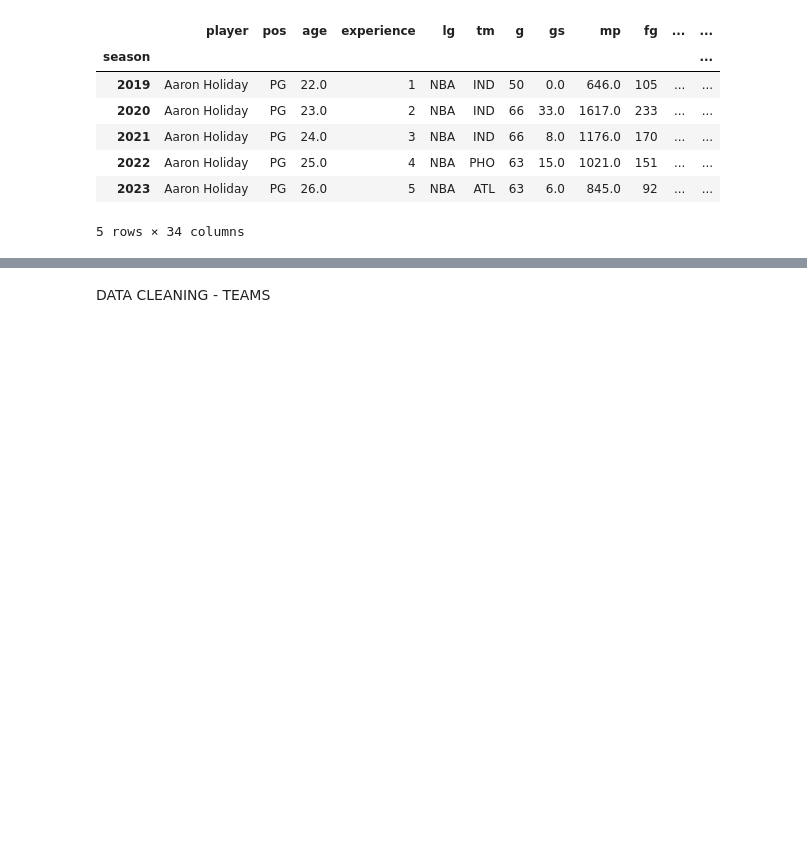
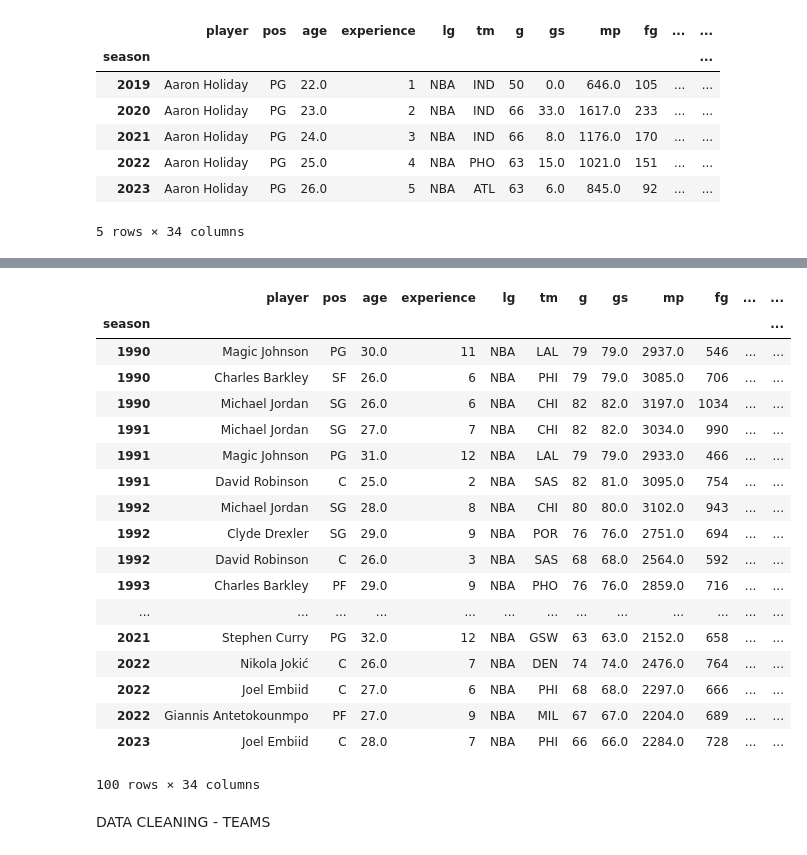
Before and after one commit to KizMan-23/supervised_models, a Jupyter notebook: nba_data.ipynb, the cells around one changed output, grey strips where cells are left out. Drawn from its saved outputs; the diff is of its cells as text; code cells hidden in the pictures; blank space fills up the shorter version.

```diff
--- a/nba_data.ipynb
+++ b/nba_data.ipynb
@@ -192,7 +192,28 @@ all_players.groupby(['season']).apply(lambda x: x.sort_values('pts', ascending =
 # %%
 #Top three mvp players voted per season
 
-all_players.groupby(['season']).apply(lambda x: x.sort_values('share', ascending = False).head(3)).head(100)
+all_players.groupby(['season'], group_keys=False).apply(
+    lambda x: x.sort_values('share', ascending = False).head(3)).head(100)
+# %% [output]
+|  | player | pos | age | experience | lg | tm | g | gs | mp | fg | ... | ... |
+| season |  |  |  |  |  |  |  |  |  |  |  | ... |
+| 1990 | Magic Johnson | PG | 30.0 | 11 | NBA | LAL | 79 | 79.0 | 2937.0 | 546 | ... | ... |
+| 1990 | Charles Barkley | SF | 26.0 | 6 | NBA | PHI | 79 | 79.0 | 3085.0 | 706 | ... | ... |
+| 1990 | Michael Jordan | SG | 26.0 | 6 | NBA | CHI | 82 | 82.0 | 3197.0 | 1034 | ... | ... |
+| 1991 | Michael Jordan | SG | 27.0 | 7 | NBA | CHI | 82 | 82.0 | 3034.0 | 990 | ... | ... |
+| 1991 | Magic Johnson | PG | 31.0 | 12 | NBA | LAL | 79 | 79.0 | 2933.0 | 466 | ... | ... |
+| 1991 | David Robinson | C | 25.0 | 2 | NBA | SAS | 82 | 81.0 | 3095.0 | 754 | ... | ... |
+| 1992 | Michael Jordan | SG | 28.0 | 8 | NBA | CHI | 80 | 80.0 | 3102.0 | 943 | ... | ... |
+| 1992 | Clyde Drexler | SG | 29.0 | 9 | NBA | POR | 76 | 76.0 | 2751.0 | 694 | ... | ... |
+| 1992 | David Robinson | C | 26.0 | 3 | NBA | SAS | 68 | 68.0 | 2564.0 | 592 | ... | ... |
+| 1993 | Charles Barkley | PF | 29.0 | 9 | NBA | PHO | 76 | 76.0 | 2859.0 | 716 | ... | ... |
+| ... | ... | ... | ... | ... | ... | ... | ... | ... | ... | ... | ... | ... |
+| 2021 | Stephen Curry | PG | 32.0 | 12 | NBA | GSW | 63 | 63.0 | 2152.0 | 658 | ... | ... |
+| 2022 | Nikola Jokić | C | 26.0 | 7 | NBA | DEN | 74 | 74.0 | 2476.0 | 764 | ... | ... |
+| 2022 | Joel Embiid | C | 27.0 | 6 | NBA | PHI | 68 | 68.0 | 2297.0 | 666 | ... | ... |
+| 2022 | Giannis Antetokounmpo | PF | 27.0 | 9 | NBA | MIL | 67 | 67.0 | 2204.0 | 689 | ... | ... |
+| 2023 | Joel Embiid | C | 28.0 | 7 | NBA | PHI | 66 | 66.0 | 2284.0 | 728 | ... | ... |
+100 rows × 34 columns
 # %% [markdown]
 DATA CLEANING - TEAMS
 # %%
```
Also changed, not shown: parts of 6 cells of this notebook, 2 other files.
